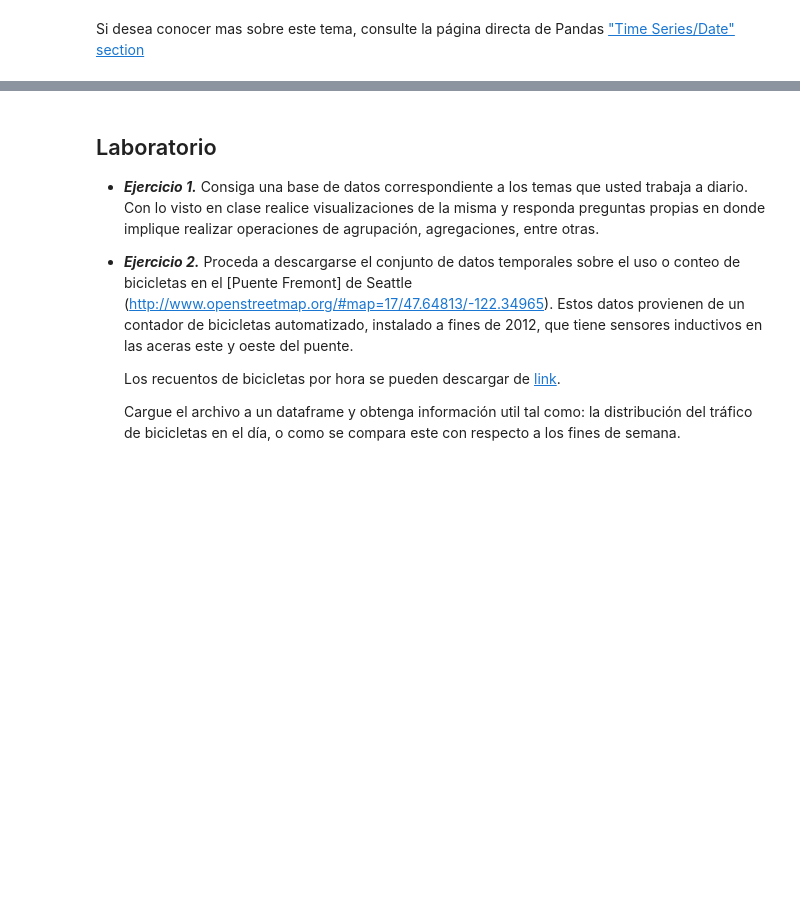
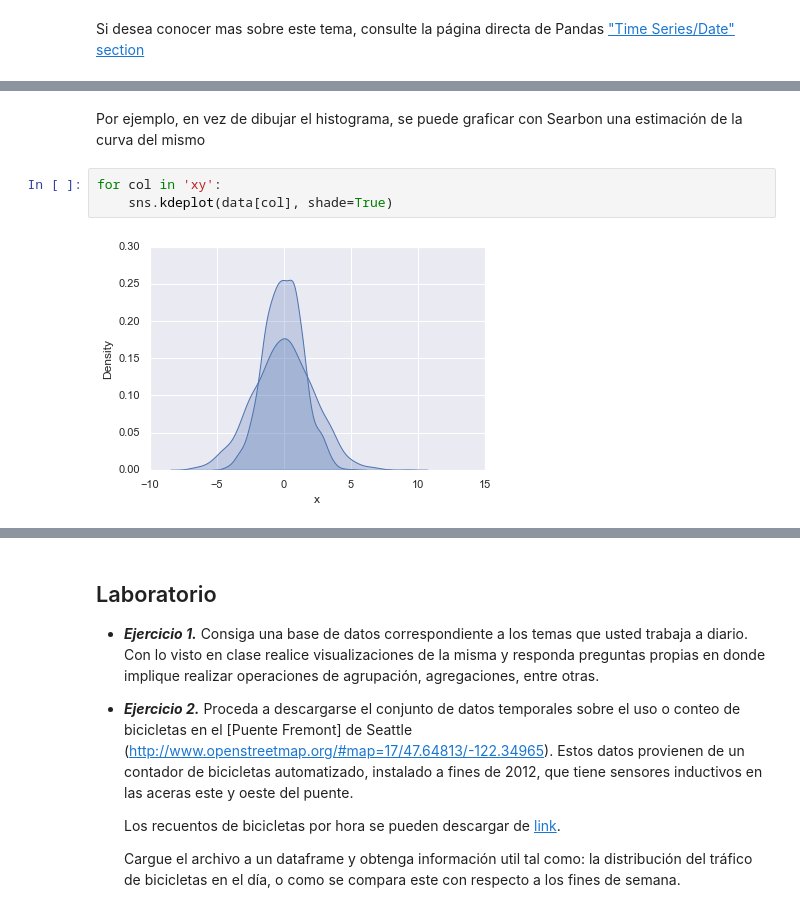
Before and after one commit to sruap1214/EC_Finance, a Jupyter notebook: Notebooks/05_Visualizacion.ipynb, the cells around one changed output, grey strips where cells are left out. Cells and saved outputs as stored; diff of their text form; blank space fills up the shorter version.

```diff
--- a/Notebooks/05_Visualizacion.ipynb
+++ b/Notebooks/05_Visualizacion.ipynb
@@ -677,0 +733,7 @@ este
+# %% [markdown]
+Por ejemplo, en vez de dibujar el histograma, se puede graficar con Searbon una estimación de la curva del mismo
+# %%
+for col in 'xy':
+    sns.kdeplot(data[col], shade=True)
+# %% [output]
+[figure, added]
```
Also changed, not shown: parts of 39 cells of this notebook, 2 other files.
